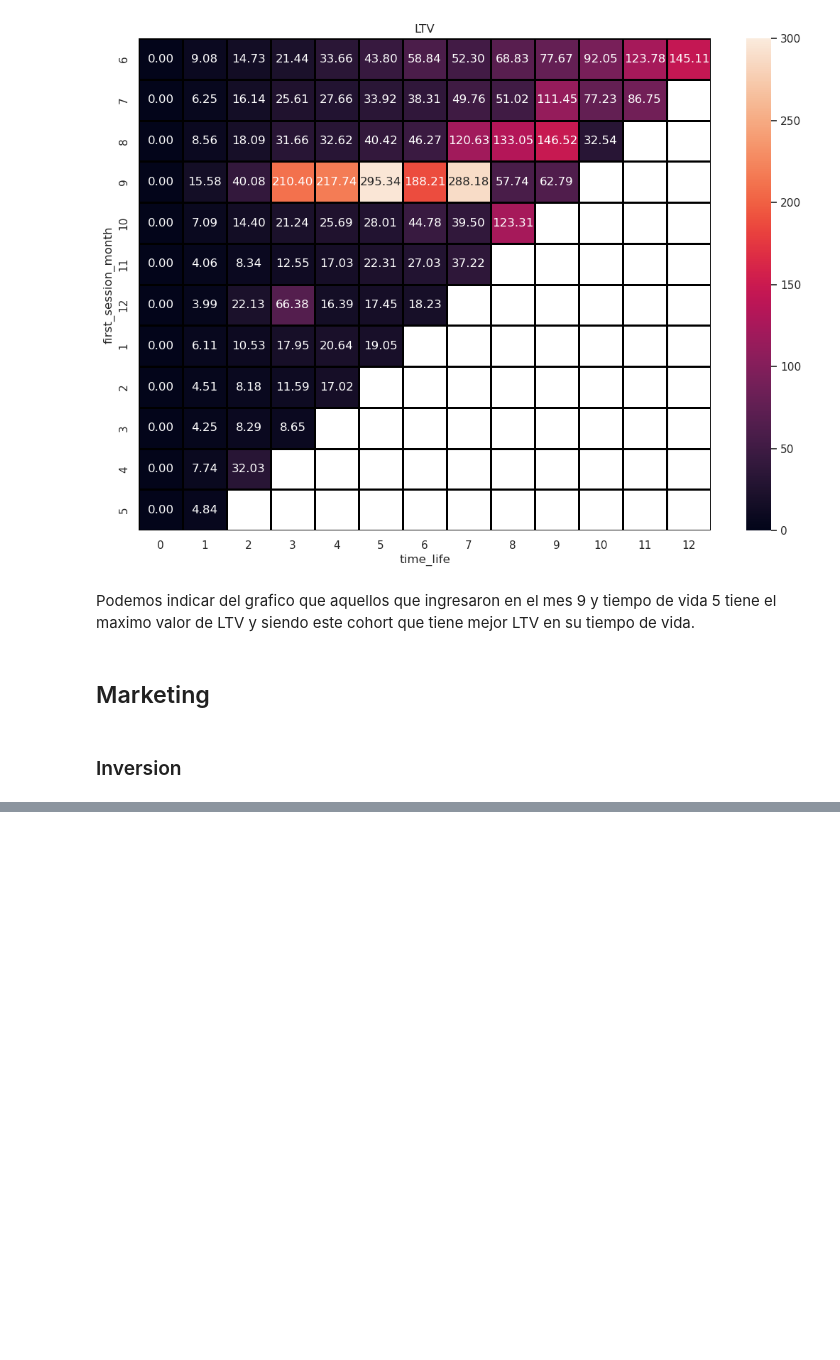
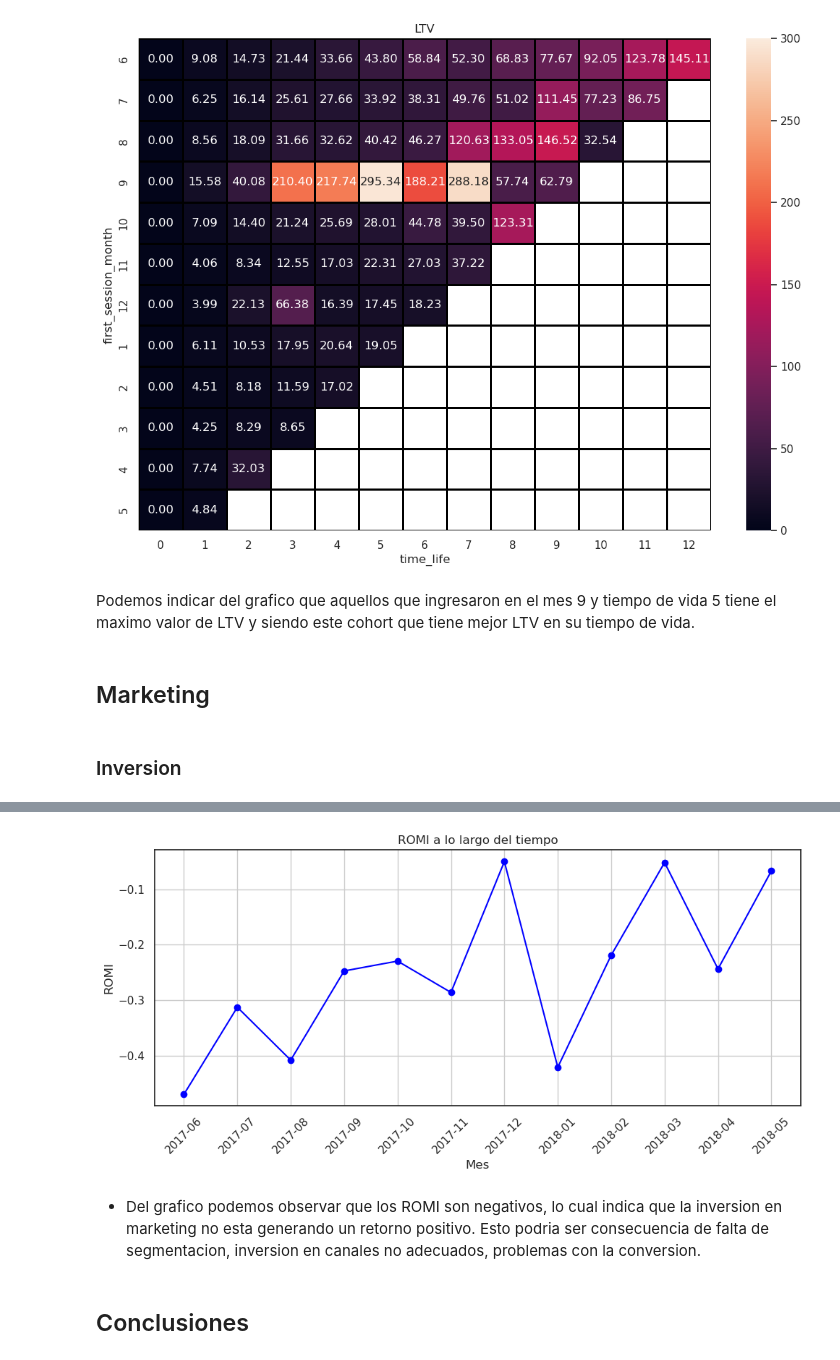
Before and after one commit to ManuelMorales-26/Analisis_ventas_entradas, a Jupyter notebook: project9.ipynb, the cells around one changed output, grey strips where cells are left out. Saved outputs shown, nothing was run; the diff lists cells and outputs as text; code cells hidden in the pictures; blank space fills up the shorter version.

```diff
--- a/project9.ipynb
+++ b/project9.ipynb
@@ -659,0 +768,8 @@ Name: costs, dtype: float64
+# %%
+#Agrupamos los costos por mes
+dt_cost_monthly = costs_nuevos_clients.groupby("month")["costs"].sum().reset_index()
+dt_cost_monthly.columns = ["month","costs"]
+print(costs_us["costs"].sum())
+print(orders_log["revenue"].sum())
+print(orders_log["revenue"].sum()-costs_us["costs"].sum())
+print(dt_cost_monthly)
@@ -659,0 +793,8 @@ Name: costs, dtype: float64
+# %%
+#Agrupamos los ingresos por mes
+renueve_month = orders_log[["day_buy","revenue"]]
+renueve_month = renueve_month.assign(day_buy=pd.to_datetime(renueve_month["day_buy"]).dt.to_period('M'))
+
+renueve_month = renueve_month.groupby("day_buy")["revenue"].sum().reset_index()
+renueve_month.columns = ["month","renueve"]
+print(renueve_month)
@@ -659,0 +816,8 @@ Name: costs, dtype: float64
+# %%
+#Unimos los df
+ROMI = pd.merge(dt_cost_monthly,renueve_month, on = "month")
+
+#Calculamos el ROMI
+ROMI["romi"] = (ROMI["renueve"]-ROMI["costs"])/ROMI["costs"]
+
+print(ROMI)
@@ -659,0 +838,17 @@ Name: costs, dtype: float64
+# %%
+#Graficamos el ROMI en el tiempo
+plt.figure(figsize=(10, 5))
+plt.plot(ROMI['month'].astype(str), ROMI['romi'], color='blue', marker='o')
+plt.title('ROMI a lo largo del tiempo')
+plt.xlabel('Mes')
+plt.ylabel('ROMI')
+plt.xticks(rotation=45)
+plt.grid()
+plt.tight_layout()
+plt.show()
+# %% [output]
+[figure, added]
+# %% [markdown]
+* Del grafico podemos observar que los ROMI son negativos, lo cual indica que la inversion en marketing no esta generando un retorno positivo. Esto podria ser consecuencia de falta de segmentacion, inversion en canales no adecuados, problemas con  la conversion.
+# %% [markdown]
+## Conclusiones
```
Also changed, not shown: parts of 20 cells of this notebook.
